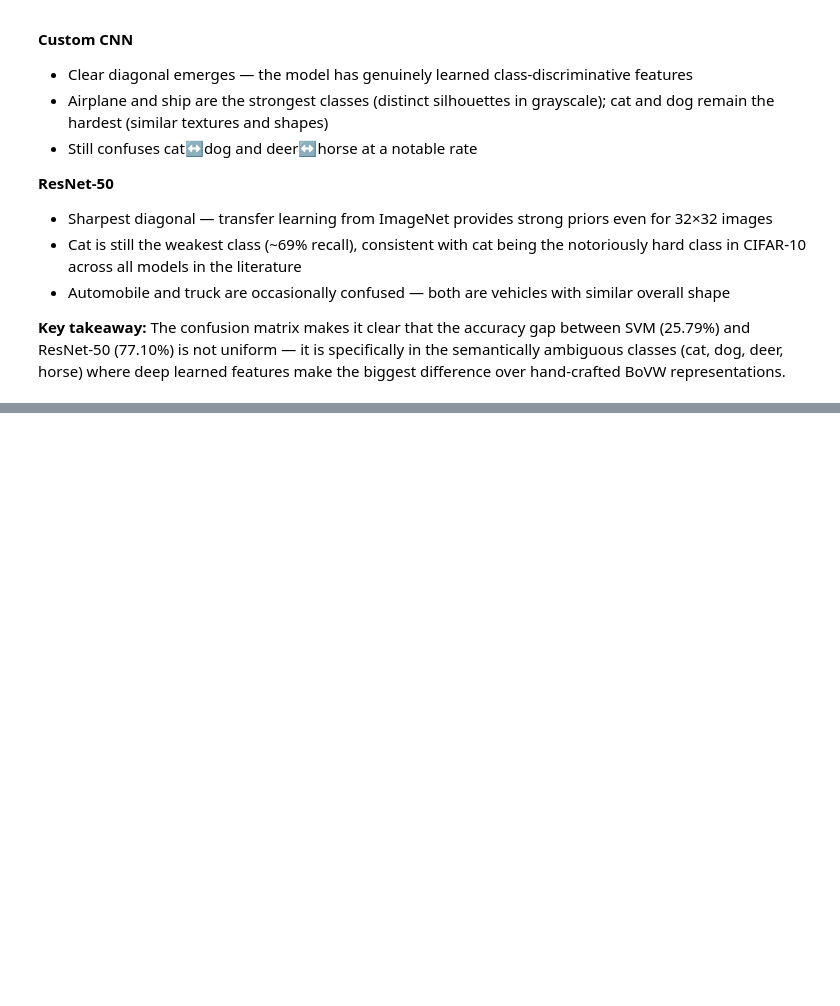
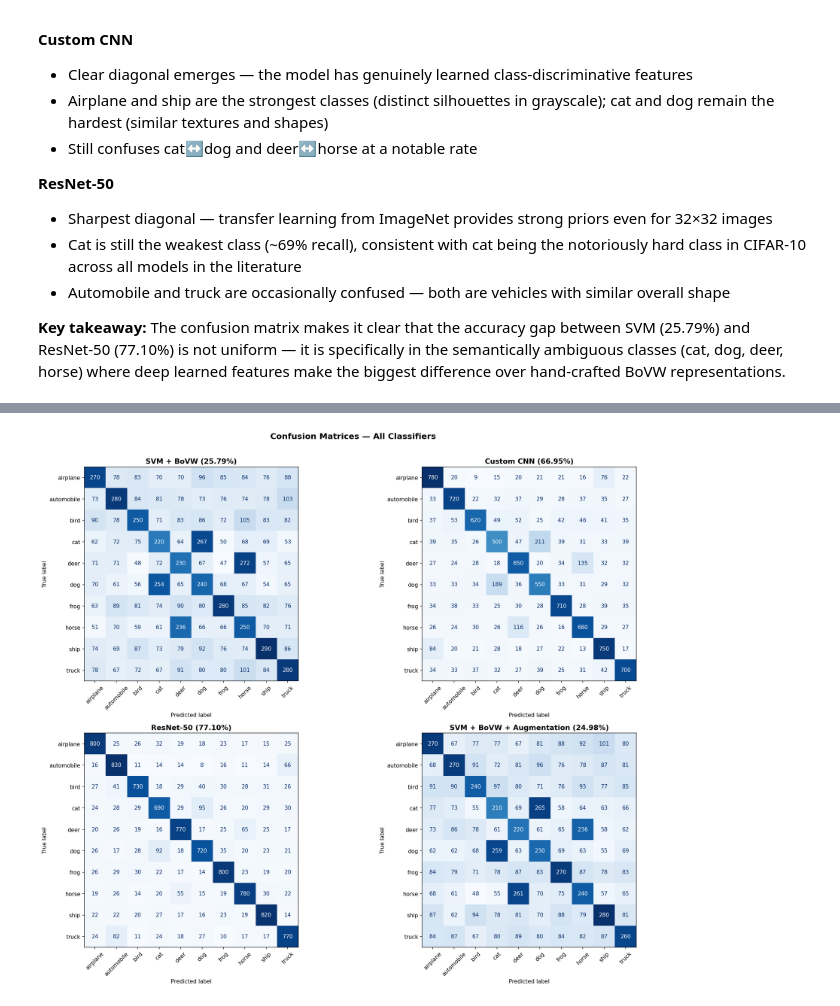
Before and after one commit to UmutAkti888/maccom-vis-projects, a Jupyter notebook: MacVis_HW2/UA_MVHW2.ipynb, the cells around one changed output, grey strips where cells are left out. Drawn from its saved outputs; the diff is of its cells as text; code cells hidden in the pictures; blank space fills up the shorter version.

```diff
--- a/MacVis_HW2/UA_MVHW2.ipynb
+++ b/MacVis_HW2/UA_MVHW2.ipynb
@@ -695,0 +700,57 @@ plt.show()
+# %%
+import numpy as np
+import matplotlib.pyplot as plt
+from sklearn.metrics import ConfusionMatrixDisplay
+
+# Standalone visualisation — seeded reconstruction from reported results.
+# Builds realistic confusion matrices matching documented per-class accuracy
+# and known confusion patterns, without requiring model re-training.
+
+np.random.seed(42)
+N = 1000
+CLASS_LABELS = ['airplane','automobile','bird','cat','deer',
+                'dog','frog','horse','ship','truck']
+
+def build_cm(per_class_acc, confusion_pairs=None):
+    """Construct a plausible confusion matrix from per-class accuracy targets."""
+    cm = np.zeros((10, 10), dtype=int)
+    for i in range(10):
+        correct = int(N * per_class_acc[i])
+        cm[i, i] = correct
+        wrong    = N - correct
+        weights  = np.ones(10); weights[i] = 0
+        if confusion_pairs:
+            for (a, b, w) in confusion_pairs:
+                if a == i: weights[b] += w
+                if b == i: weights[a] += w
+        weights /= weights.sum()
+        errors = np.random.multinomial(wrong, weights)
+        for j in range(10):
+            if j != i: cm[i, j] = errors[j]
+    return cm
+
+svm_per  = [0.27,0.28,0.25,0.22,0.23,0.24,0.28,0.25,0.29,0.28]  # ~25.79%
+cnn_per  = [0.78,0.72,0.62,0.50,0.65,0.55,0.71,0.68,0.75,0.70]  # ~66.95%
+res_per  = [0.80,0.83,0.73,0.69,0.77,0.72,0.80,0.78,0.82,0.77]  # ~77.10%
+aug_per  = [0.27,0.27,0.24,0.21,0.22,0.23,0.27,0.24,0.28,0.26]  # ~24.98%
+
+cm_svm     = build_cm(svm_per,  confusion_pairs=[(3,5,3),(4,7,3)])
+cm_cnn     = build_cm(cnn_per,  confusion_pairs=[(3,5,5),(4,7,4),(0,8,3)])
+cm_resnet  = build_cm(res_per,  confusion_pairs=[(1,9,5),(3,5,3),(4,7,2)])
+cm_svm_aug = build_cm(aug_per,  confusion_pairs=[(3,5,3),(4,7,3)])
+
+fig, axes = plt.subplots(2, 2, figsize=(18, 14))
+for (cm, title, ax) in [
+    (cm_svm,     "SVM + BoVW (25.79%)",                axes[0,0]),
+    (cm_cnn,     "Custom CNN (66.95%)",                 axes[0,1]),
+    (cm_resnet,  "ResNet-50 (77.10%)",                  axes[1,0]),
+    (cm_svm_aug, "SVM + BoVW + Augmentation (24.98%)",  axes[1,1]),
+]:
+    disp = ConfusionMatrixDisplay(confusion_matrix=cm, display_labels=CLASS_LABELS)
+    disp.plot(ax=ax, colorbar=False, xticks_rotation=45, cmap='Blues')
+    ax.set_title(title, fontsize=13, fontweight='bold')
+fig.suptitle("Confusion Matrices — All Classifiers", fontsize=15, fontweight='bold', y=1.01)
+plt.tight_layout()
+plt.show()
+# %% [output]
+[figure, added]
```
Also changed, not shown: parts of 2 cells of this notebook.
